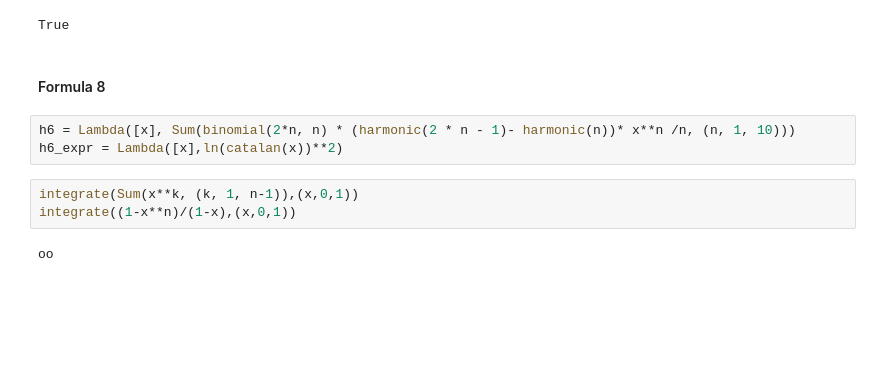
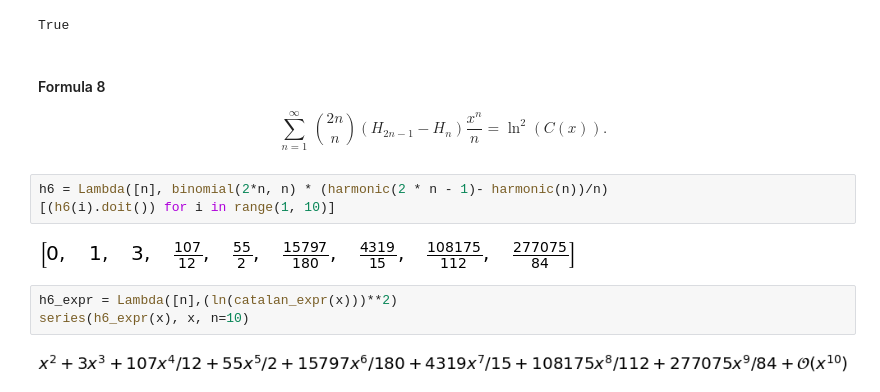
Before and after one commit to mameli/Analysis_and_Design_of_Algorithms, a Jupyter notebook: Chen21/chen.ipynb, the cells around one changed output. Saved outputs shown, nothing was run; the diff lists cells and outputs as text; blank space fills up the shorter version.

```diff
--- a/Chen21/chen.ipynb
+++ b/Chen21/chen.ipynb
@@ -114,13 +113,19 @@ h5_expr = 1/sqrt(10) * ln(2) + 1/sqrt(2) * ln((3 + sqrt(5))/ 2)
 h5(n).evalf().round(10) == h5_expr.evalf().round(10)
 # %% [output]
 True
-# %% [markdown]
-#### Formula 8
+# %% [markdown]
+#### Formula 8
+
+\begin{equation}
+\sum_{n=1}^\infty\,\binom{2n}{n}(H_{2n-1} - H_n)\frac{x^n}{n} = \ln^2(C(x)).
+\end{equation}
 # %%
-h6 = Lambda([x], Sum(binomial(2*n, n) * (harmonic(2 * n - 1)- harmonic(n))* x**n /n, (n, 1, 10)))
-h6_expr = Lambda([x],ln(catalan(x))**2)
+h6 = Lambda([n], binomial(2*n, n) * (harmonic(2 * n - 1)- harmonic(n))/n)
+[(h6(i).doit()) for i in range(1, 10)]
+# %% [output]
+[figure, added]
-# %%
-integrate(Sum(x**k, (k, 1, n-1)),(x,0,1))
-integrate((1-x**n)/(1-x),(x,0,1))
-# %% [output]
-oo
+# %%
+h6_expr = Lambda([n],(ln(catalan_expr(x)))**2)
+series(h6_expr(x), x, n=10)
+# %% [output]
+[figure, added]
```
Also changed, not shown: parts of 14 cells of this notebook, 1 other file.
